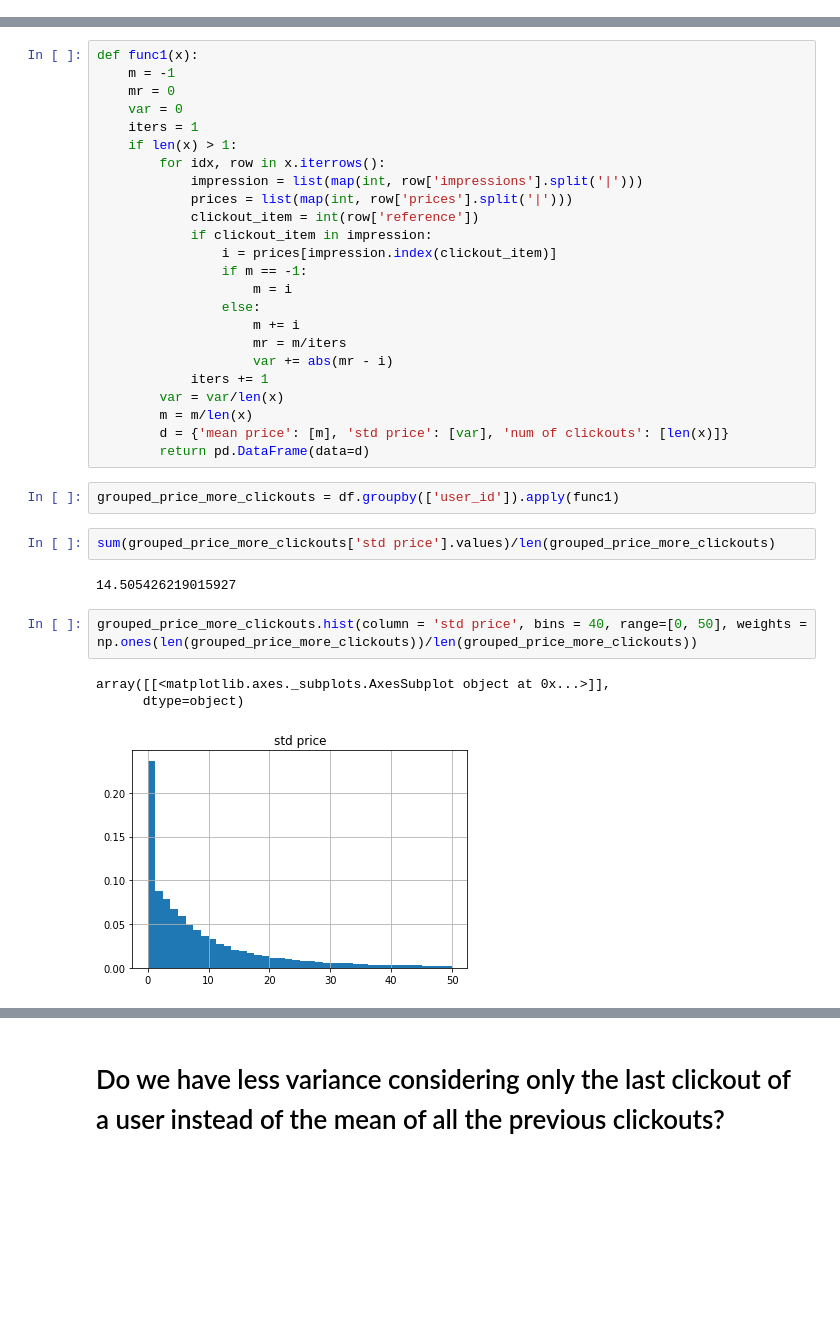
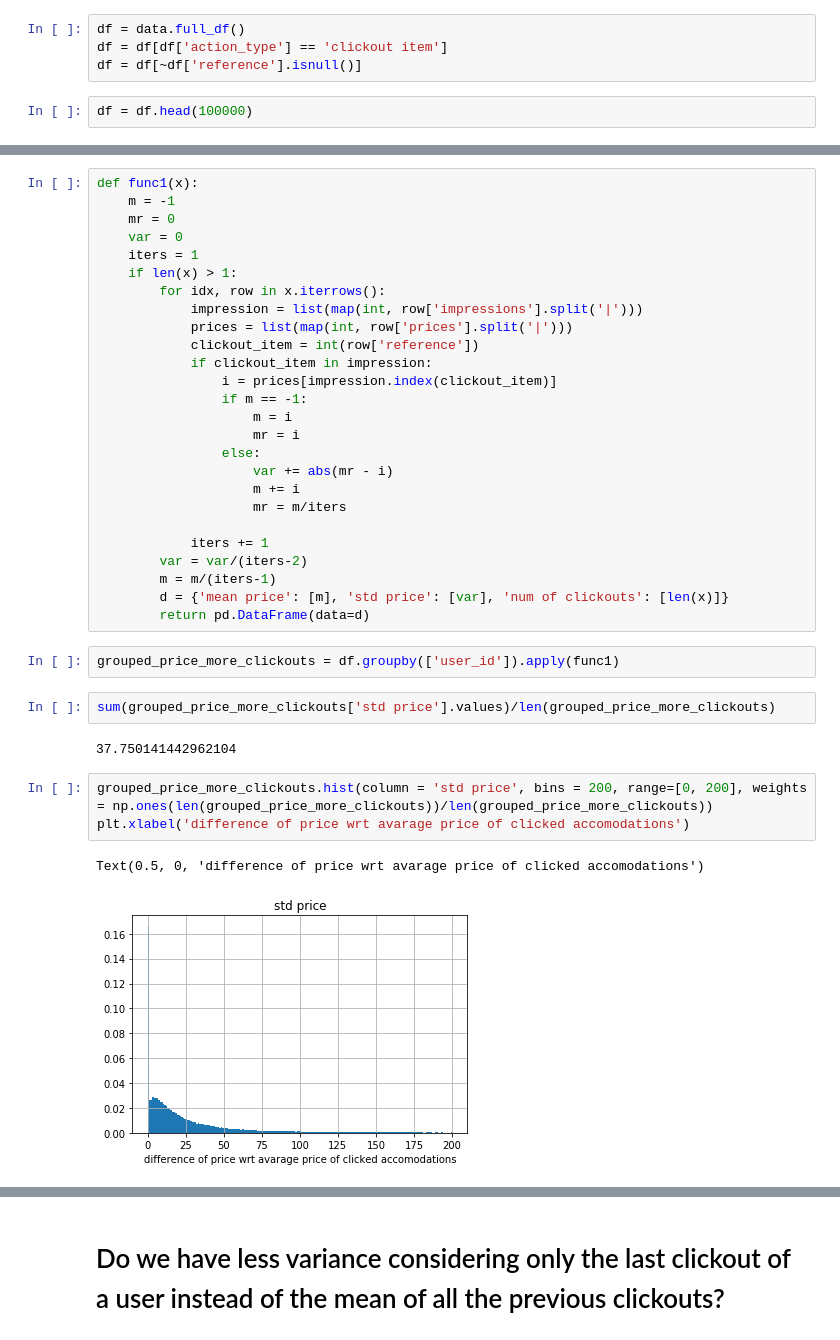
Before and after one commit to federicoparroni/recsys2019, a Jupyter notebook: visualize_data/clickout_price_estimate_based_on_past_clickouts.ipynb, the cells around one changed output, grey strips where cells are left out. Cells and saved outputs as stored; diff of their text form; blank space fills up the shorter version.

```diff
--- a/visualize_data/clickout_price_estimate_based_on_past_clickouts.ipynb
+++ b/visualize_data/clickout_price_estimate_based_on_past_clickouts.ipynb
@@ -23,3 +14,9 @@ df = pd.concat([df, df_test], ignore_index=True)
+# %%
+df = data.full_df()
+df = df[df['action_type'] == 'clickout item']
+df = df[~df['reference'].isnull()]
+# %%
+df = df.head(100000)
 # %%
 def func(x):
     m = -1
@@ -85,13 +106,15 @@ def func1(x):
                 i = prices[impression.index(clickout_item)]
                 if m == -1:
                     m = i
+                    mr = i
                 else:
+                    var += abs(mr - i)
                     m += i
                     mr = m/iters
-                    var += abs(mr - i)
+
             iters += 1
-        var = var/len(x)
-        m = m/len(x)
+        var = var/(iters-2)
+        m = m/(iters-1)
         d = {'mean price': [m], 'std price': [var], 'num of clickouts': [len(x)]}
         return pd.DataFrame(data=d)
 # %%
@@ -99,11 +122,11 @@ grouped_price_more_clickouts = df.groupby(['user_id']).apply(func1)
 # %%
 sum(grouped_price_more_clickouts['std price'].values)/len(grouped_price_more_clickouts)
 # %% [output]
-14.505426219015927
+37.750141442962104
 # %%
-grouped_price_more_clickouts.hist(column = 'std price', bins = 40, range=[0, 50], weights = np.ones(len(grouped_price_more_clickouts))/len(grouped_price_more_clickouts))
+grouped_price_more_clickouts.hist(column = 'std price', bins = 200, range=[0, 200], weights = np.ones(len(grouped_price_more_clickouts))/len(grouped_price_more_clickouts))
+plt.xlabel('difference of price wrt avarage price of clicked accomodations')
 # %% [output]
-array([[<matplotlib.axes._subplots.AxesSubplot object at 0x...>]],
-      dtype=object)
+Text(0.5, 0, 'difference of price wrt avarage price of clicked accomodations')
-[figure, old version]
+[figure, new version]
 # %%
```
Also changed, not shown: parts of 12 cells of this notebook, 7 other files.
